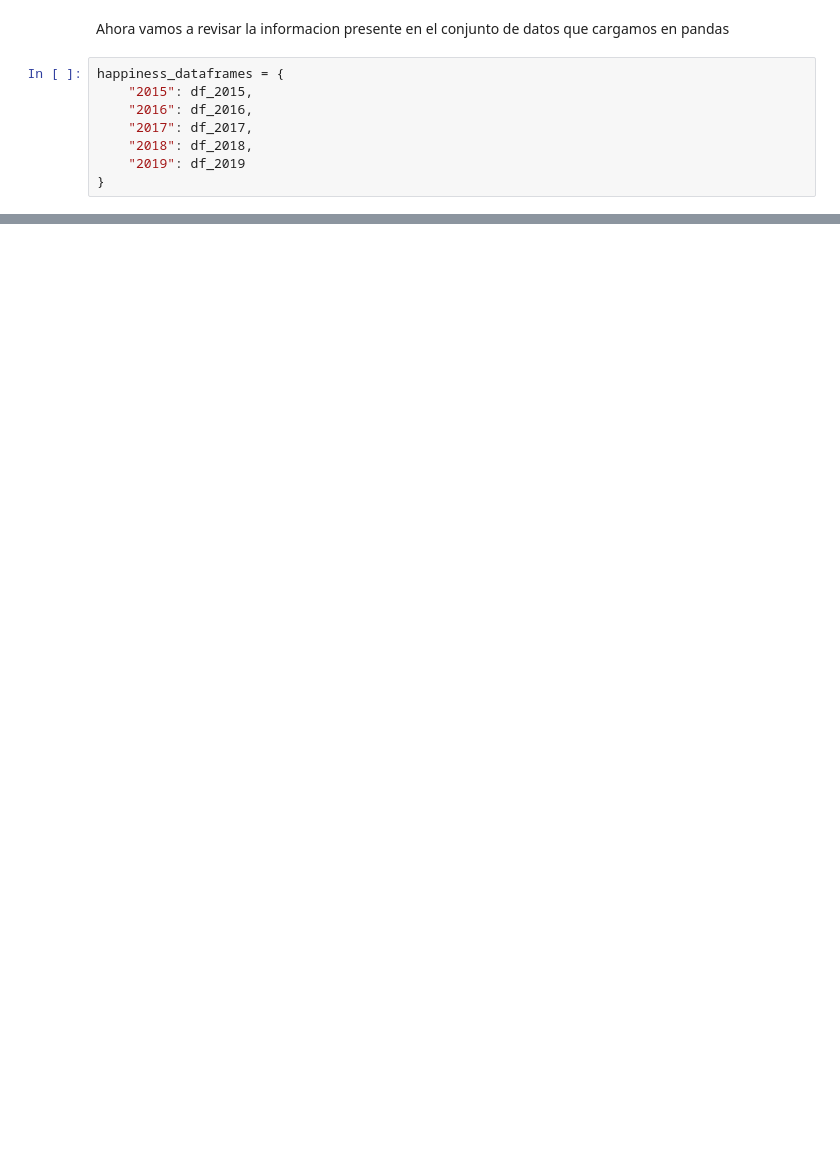
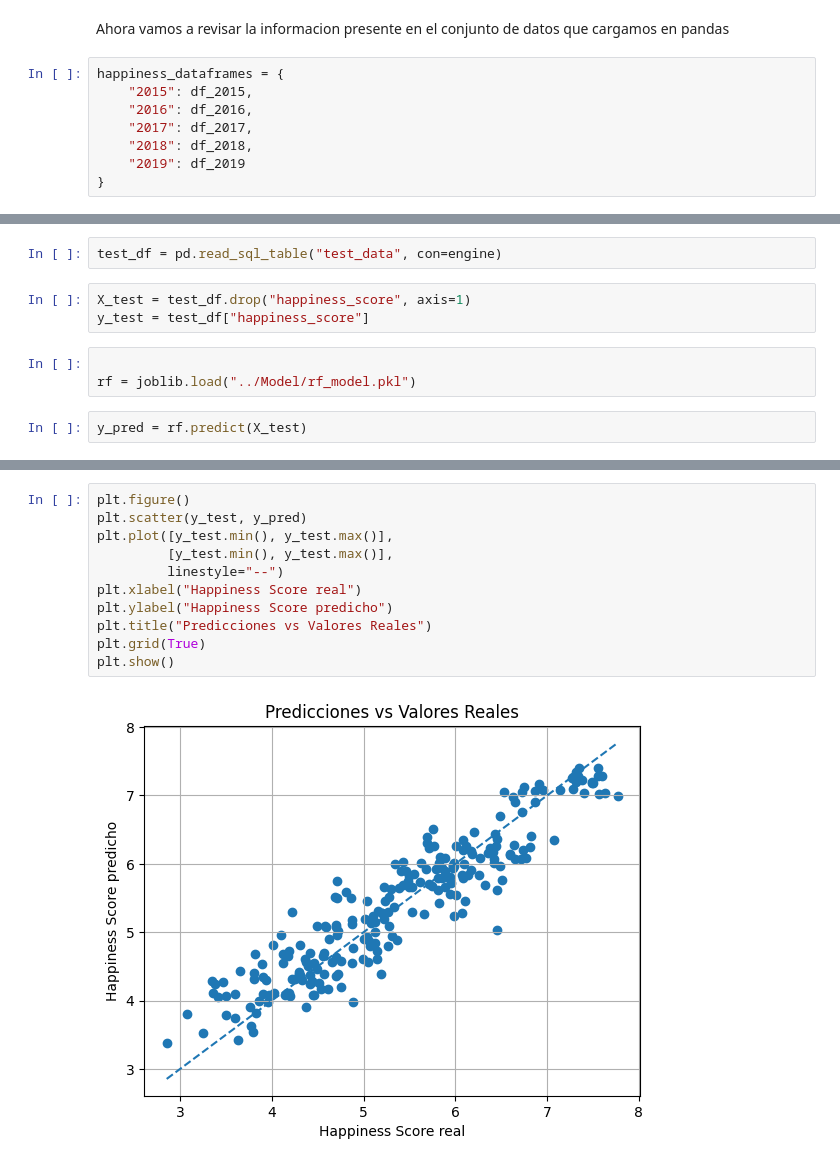
Before and after one commit to NicolasCuaran/HappinnesScore_Predicted, a Jupyter notebook: Notebooks/01_Proyect.ipynb, the cells around one changed output, grey strips where cells are left out. Saved outputs shown, nothing was run; the diff lists cells and outputs as text; blank space fills up the shorter version.

```diff
--- a/Notebooks/01_Proyect.ipynb
+++ b/Notebooks/01_Proyect.ipynb
@@ -182,0 +993,10 @@ NameError: name 'dataframe_briefing' is not defined
+# %%
+test_df = pd.read_sql_table("test_data", con=engine)
+# %%
+X_test = test_df.drop("happiness_score", axis=1)
+y_test = test_df["happiness_score"]
+# %%
+
+rf = joblib.load("../Model/rf_model.pkl")
+# %%
+y_pred = rf.predict(X_test)
@@ -182,0 +1015,13 @@ NameError: name 'dataframe_briefing' is not defined
+# %%
+plt.figure()
+plt.scatter(y_test, y_pred)
+plt.plot([y_test.min(), y_test.max()],
+         [y_test.min(), y_test.max()],
+         linestyle="--")
+plt.xlabel("Happiness Score real")
+plt.ylabel("Happiness Score predicho")
+plt.title("Predicciones vs Valores Reales")
+plt.grid(True)
+plt.show()
+# %% [output]
+[figure, added]
```
Also changed, not shown: parts of 90 cells of this notebook.
